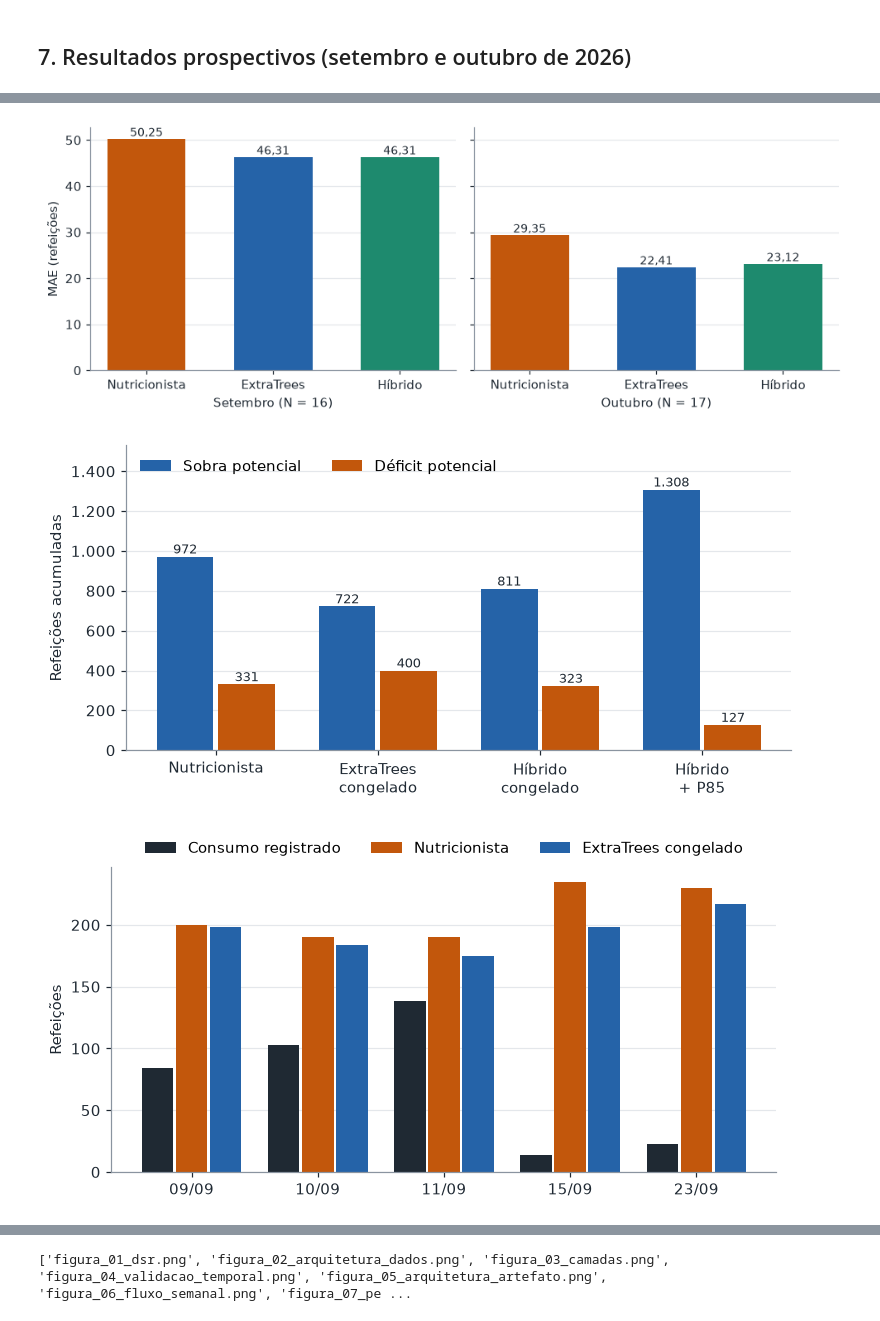
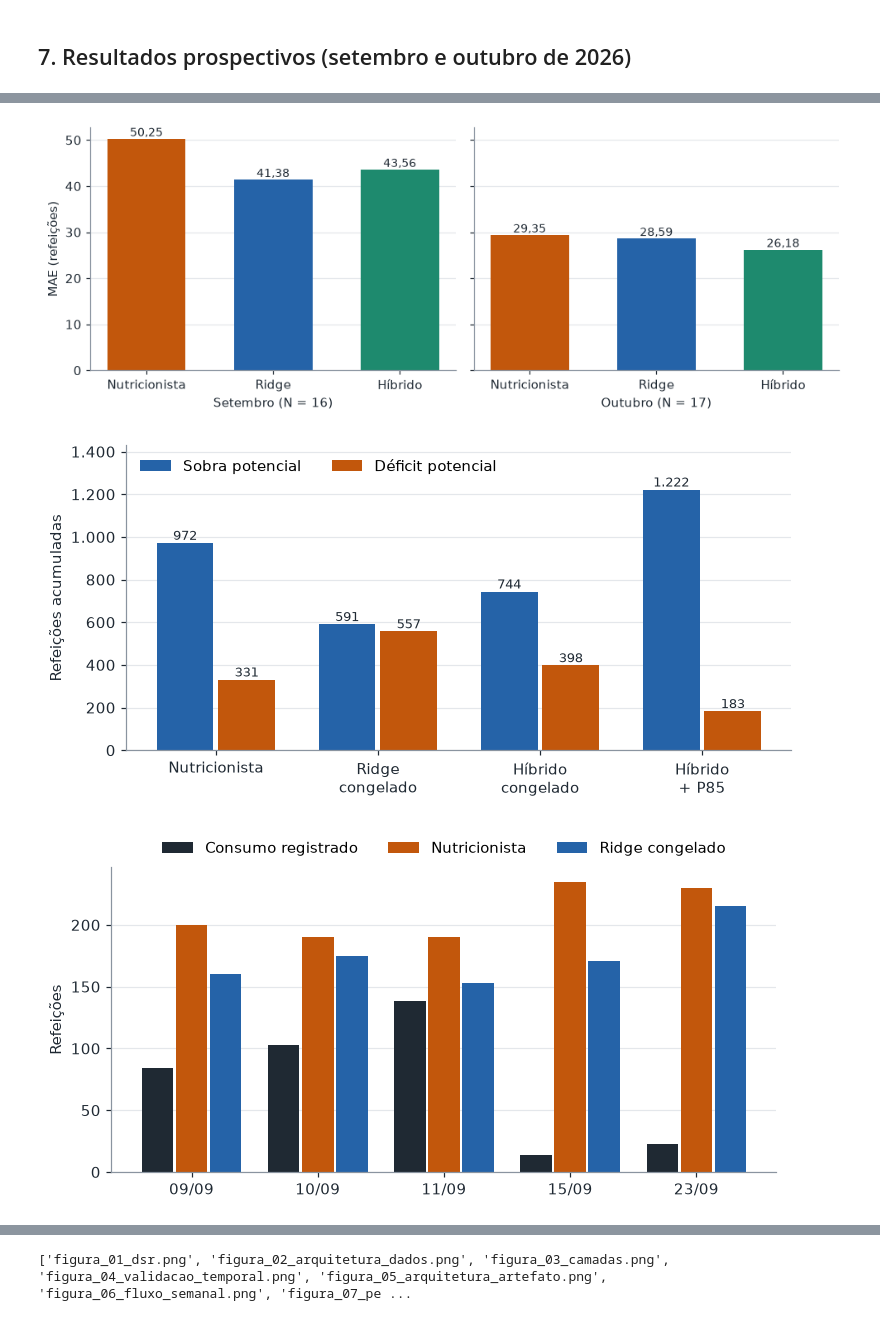
Before and after one commit to micheldigui/Artefato_Mestrado, a Jupyter notebook: notebooks/06_figuras_dissertacao.ipynb, the cells around one changed output, grey strips where cells are left out. Drawn from its saved outputs; the diff is of its cells as text; code cells hidden in the pictures.

```diff
--- a/notebooks/06_figuras_dissertacao.ipynb
+++ b/notebooks/06_figuras_dissertacao.ipynb
@@ -19,7 +19,13 @@ from matplotlib.ticker import FuncFormatter
 
 from src.core.config import GOLD, RESULTADOS, SEMENTE_ALEATORIA, SILVER
 from src.core.models import definir_cenarios_features, obter_catalogo_modelos, avaliar_um_algoritmo
-from src.core.safety_margins import combinar_hibrido, prever_com_modelo_congelado
+from src.core.safety_margins import POLITICA_IA, combinar_hibrido, prever_com_modelo_congelado
+from src.core.selecao import carregar_selecao, nome_modelo
+
+SELECAO = carregar_selecao()
+ALG_T1, CEN_T1 = SELECAO["t1"]["algoritmo"], SELECAO["t1"]["cenario"]
+ALG_T2, CEN_T2 = SELECAO["t2"]["algoritmo"], SELECAO["t2"]["cenario"]
+NOME_T1, NOME_T2 = nome_modelo(ALG_T1), nome_modelo(ALG_T2)
 
 PASTA_FIG = RESULTADOS / "figuras" / "dissertacao_texto"
 PASTA_TAB = RESULTADOS / "tabelas_dissertacao" / "texto"
@@ -314,7 +319,7 @@ for x, y0, t, ls, c in [
     (0.01, 0.55, "Fontes", ["Consumo registrado", "Reservas e quantitativo", "Cardápio e calendário", "Clima previsto e observado"], COR_NEUTRA),
     (0.35, 0.55, "Bronze e Silver", ["Arquivos preservados", "Base diária integrada", "Classificação de dias atípicos"], COR_IA),
     (0.69, 0.55, "Gold", ["Atributos por sexta de corte", "Base T+1 e base T+2", "Efeitos de cardápio causais"], COR_IA),
-    (0.69, 0.02, "Modelos", ["Torneio walk-forward", "ExtraTrees congelado", "Auditoria de vazamento"], COR_HIB),
+    (0.69, 0.02, "Modelos", ["Torneio walk-forward", "Modelos congelados em 31/08", "Auditoria de vazamento"], COR_HIB),
     (0.35, 0.02, "Decisão", ["Híbrido 50/50 no preparo", "Margens por quantil", "Sobra e déficit potenciais"], COR_HIB),
     (0.01, 0.02, "Aplicativo", ["Painel do histórico", "Previsões e simulador", "Cadastro de dados"], COR_NUTRI),
 ]:
@@ -358,7 +363,7 @@ fig, ax = tela(8.2, 7.2)
 for x, y0, t, ls, c in [
     (0.03, 0.60, "1. Dados", ["Consumo, cardápio, calendário", "Quantitativo institucional", "Previsão de clima (Open-Meteo)"], COR_IA),
     (0.53, 0.60, "2. Atributos", ["Nível recente e mesmo dia da semana", "Blocos letivos e eventos", "Efeitos históricos do cardápio"], COR_IA),
-    (0.53, 0.25, "3. Previsão", ["T+1 e T+2 com ExtraTrees", "Modelo congelado em 31/08/2026", "Previsão preservada antes da margem"], COR_HIB),
+    (0.53, 0.25, "3. Previsão", [f"T+1 com híbrido {NOME_T1}, T+2 com {NOME_T2}", "Modelo congelado em 31/08/2026", "Previsão preservada antes da margem"], COR_HIB),
     (0.03, 0.25, "4. Decisão", ["Híbrido 50/50 no preparo", "Margens P75, P85 e P90", "Sobra, déficit e custo potenciais"], COR_HIB),
 ]:
     caixa(ax, x, y0, 0.44, 0.33, t, ls, c, 8.6)
@@ -371,7 +376,7 @@ fig, ax = tela(9.6, 3.8)
 LARG, PASSO, X0 = 0.2, 0.248, 0.012
 for i, (t_, ls, c) in enumerate([
     ("Sexta à tarde", ["Consumo da semana", "Cardápio e calendário", "Previsão de clima"], COR_NEUTRA),
-    ("Compras (T+2)", ["Semana após a próxima", "10 a 14 dias", "ExtraTrees"], COR_NUTRI),
+    ("Compras (T+2)", ["Semana após a próxima", "10 a 14 dias", NOME_T2], COR_NUTRI),
     ("Preparo (T+1)", ["Próxima semana", "3 a 7 dias", "Híbrido 50/50"], COR_HIB),
     ("Saídas para a gestão", ["Quantidade diária", "Margem de segurança", "Decisão da equipe"], COR_IA),
 ]):
@@ -613,7 +618,7 @@ salvar(fig, "figura_24_familias")
 # Figura 25
 hib_serie = pd.Series(hi, index=base_fa["data"])
 fig, axes = plt.subplots(3, 1, figsize=(9.4, 6.0), sharex=True, sharey=True)
-for ax, (nome, p, cor) in zip(axes, (("Nutricionista", nu, COR_NUTRI), ("ExtraTrees", ia, COR_IA), ("Híbrido 50/50", hi, COR_HIB))):
+for ax, (nome, p, cor) in zip(axes, (("Nutricionista", nu, COR_NUTRI), (NOME_T1, ia, COR_IA), ("Híbrido 50/50", hi, COR_HIB))):
     ax.plot(base_fa["data"], y, color=COR_REAL, lw=1.1, label="Consumo registrado")
     ax.plot(base_fa["data"], p, color=cor, lw=1.5, label=nome)
     ax.legend(loc="lower left", ncol=2, fontsize=8.5); ax.set_ylabel("Refeições")
@@ -624,7 +629,7 @@ fr = pd.read_csv(RESULTADOS / "tabelas_dissertacao" / "tabela_fronteira_modelo_h
 fig, ax = plt.subplots(figsize=(7.2, 3.4))
 ax.plot(fr["peso_ia"], fr["MAE"], color=COR_IA, marker="o", ms=3.5)
 ax.axvline(0.5, color=COR_HIB, ls="--", lw=1.2); ax.text(0.51, fr["MAE"].max(), "50/50", color=COR_REAL, fontsize=9, va="top")
-ax.set_xlabel("Peso do ExtraTrees na combinação"); ax.set_ylabel("MAE (refeições)"); eixo_br(ax, "x", 1); eixo_br(ax, "y", 1)
+ax.set_xlabel(f"Peso do {NOME_T1} na combinação"); ax.set_ylabel("MAE (refeições)"); eixo_br(ax, "x", 1); eixo_br(ax, "y", 1)
 salvar(fig, "figura_26_fronteira_hibrido")
 NUM["fronteira_min"] = fr.sort_values("MAE").iloc[0][["peso_ia", "MAE"]].to_dict()
 
@@ -641,11 +646,11 @@ def fig_sd(tab, nomes, rotulos, arquivo):
     salvar(fig, arquivo)
 
 
-fig_sd(retro, ["Nutricionista", "ExtraTrees", "Híbrido 50/50", "Híbrido + P75", "Híbrido + P85", "Híbrido + P90"], ["Nutricionista", "ExtraTrees", "Híbrido", "Híbrido\n+ P75", "Híbrido\n+ P85", "Híbrido\n+ P90"], "figura_27_sobra_deficit_retrospectivo")
+fig_sd(retro, ["Nutricionista", NOME_T1, "Híbrido 50/50", "Híbrido + P75", "Híbrido + P85", "Híbrido + P90"], ["Nutricionista", NOME_T1, "Híbrido", "Híbrido\n+ P75", "Híbrido\n+ P85", "Híbrido\n+ P90"], "figura_27_sobra_deficit_retrospectivo")
 
 # Figura 28
 fig, ax = plt.subplots(figsize=(7.4, 3.8))
-for nome, cor, mk in (("ExtraTrees", COR_IA, "o"), ("Híbrido", COR_HIB, "s")):
+for nome, cor, mk in ((NOME_T1, COR_IA, "o"), ("Híbrido", COR_HIB, "s")):
     t = retro[retro["Politica"].str.startswith(nome)].sort_values("Margem")
     ax.plot(t["Dias_deficit_pct"], t["Custo"], color=cor, marker=mk, ms=6, label=nome)
     for r in t.itertuples():
@@ -666,7 +671,7 @@ salvar(fig, "figura_28_tradeoff_retrospectivo")
 fig, (a1, a2) = plt.subplots(2, 1, figsize=(9.4, 5.2), sharex=True, gridspec_kw={"height_ratios": [3, 1]})
 a1.plot(te["data"], te["consumo"], color=COR_REAL, marker="o", ms=3.5, lw=1.5, label="Consumo registrado")
 a1.plot(te["data"], te["plano_nutricionista"], color=COR_NUTRI, label="Nutricionista")
-a1.plot(te["data"], te["previsao_ia"], color=COR_IA, label="ExtraTrees congelado")
+a1.plot(te["data"], te["previsao_ia"], color=COR_IA, label=f"{NOME_T1} congelado")
 a1.plot(te["data"], te["previsao_hibrido"], color=COR_HIB, label="Híbrido 50/50")
 for d in te.loc[te["eh_crise_climatica"], "data"]:
     a1.axvspan(d - pd.Timedelta(hours=12), d + pd.Timedelta(hours=12), color="#F3D9C6", zorder=0)
@@ -677,8 +682,8 @@ fig.tight_layout(); salvar(fig, "figura_29_serie_prospectiva")
 # Figura 30
 fig, axes = plt.subplots(1, 2, figsize=(9, 3.4), sharey=True)
 for ax, rc in zip(axes, ("Setembro", "Outubro")):
-    t = prosp[(prosp["Recorte"] == rc) & prosp["Metodo"].isin(["Nutricionista", "ExtraTrees congelado", "Híbrido congelado"])]
-    bb = ax.bar(["Nutricionista", "ExtraTrees", "Híbrido"], t["MAE"], color=[COR_NUTRI, COR_IA, COR_HIB], width=0.62)
+    t = prosp[(prosp["Recorte"] == rc) & prosp["Metodo"].isin(["Nutricionista", f"{NOME_T1} congelado", "Híbrido congelado"])]
+    bb = ax.bar(["Nutricionista", NOME_T1, "Híbrido"], t["MAE"], color=[COR_NUTRI, COR_IA, COR_HIB], width=0.62)
     for r in bb:
         ax.text(r.get_x() + r.get_width() / 2, r.get_height(), br(r.get_height()), ha="center", va="bottom", fontsize=9, color=COR_REAL)
     ax.set_xlabel(f"{rc} (N = {int(t['n'].iloc[0])})")
@@ -686,7 +691,7 @@ axes[0].set_ylabel("MAE (refeições)"); fig.tight_layout(); salvar(fig, "figura
 
 # Figura 31
 t33 = prosp[prosp["Recorte"] == "33 dias"]
-fig_sd(t33, ["Nutricionista", "ExtraTrees congelado", "Híbrido congelado", "Híbrido + P85"], ["Nutricionista", "ExtraTrees\ncongelado", "Híbrido\ncongelado", "Híbrido\n+ P85"], "figura_31_sobra_deficit_prospectivo")
+fig_sd(t33, ["Nutricionista", f"{NOME_T1} congelado", "Híbrido congelado", "Híbrido + P85"], ["Nutricionista", f"{NOME_T1}\ncongelado", "Híbrido\ncongelado", "Híbrido\n+ P85"], "figura_31_sobra_deficit_prospectivo")
 
 # Figura 32
 en = te[te["eh_crise_climatica"]]
@@ -694,7 +699,7 @@ x = np.arange(len(en)); larg = 0.27
 fig, ax = plt.subplots(figsize=(7.8, 3.6))
 ax.bar(x - larg, en["consumo"], larg - 0.02, color=COR_REAL, label="Consumo registrado")
 ax.bar(x, en["plano_nutricionista"], larg - 0.02, color=COR_NUTRI, label="Nutricionista")
-ax.bar(x + larg, en["previsao_ia"], larg - 0.02, color=COR_IA, label="ExtraTrees congelado")
+ax.bar(x + larg, en["previsao_ia"], larg - 0.02, color=COR_IA, label=f"{NOME_T1} congelado")
 ax.set_xticks(x); ax.set_xticklabels(en["data"].dt.strftime("%d/%m")); ax.set_ylabel("Refeições"); ax.legend(loc="upper center", ncol=3, bbox_to_anchor=(0.5, 1.13))
 salvar(fig, "figura_32_enchentes")
 
@@ -702,7 +707,7 @@ salvar(fig, "figura_32_enchentes")
 fig, ax = plt.subplots(figsize=(8.2, 3.8))
 rec = ["Fev-Ago (N=123)", "Set-Out (N=33)", "Set-Out sem evento (N=28)"]
 vals = {"Nutricionista": [retro.set_index("Politica").loc["Nutricionista", "MAE"], prosp[(prosp.Recorte == "33 dias") & (prosp.Metodo == "Nutricionista")]["MAE"].iloc[0], prosp[(prosp.Recorte == "28 dias sem evento") & (prosp.Metodo == "Nutricionista")]["MAE"].iloc[0]],
-        "ExtraTrees": [retro.set_index("Politica").loc["ExtraTrees", "MAE"], prosp[(prosp.Recorte == "33 dias") & (prosp.Metodo == "ExtraTrees congelado")]["MAE"].iloc[0], prosp[(prosp.Recorte == "28 dias sem evento") & (prosp.Metodo == "ExtraTrees congelado")]["MAE"].iloc[0]],
+        NOME_T1: [retro.set_index("Politica").loc[NOME_T1, "MAE"], prosp[(prosp.Recorte == "33 dias") & (prosp.Metodo == f"{NOME_T1} congelado")]["MAE"].iloc[0], prosp[(prosp.Recorte == "28 dias sem evento") & (prosp.Metodo == f"{NOME_T1} congelado")]["MAE"].iloc[0]],
         "Híbrido 50/50": [retro.set_index("Politica").loc["Híbrido 50/50", "MAE"], prosp[(prosp.Recorte == "33 dias") & (prosp.Metodo == "Híbrido congelado")]["MAE"].iloc[0], prosp[(prosp.Recorte == "28 dias sem evento") & (prosp.Metodo == "Híbrido congelado")]["MAE"].iloc[0]]}
 x = np.arange(3); larg = 0.26
 for i, (k, c) in enumerate(zip(vals, (COR_NUTRI, COR_IA, COR_HIB))):
@@ -716,3 +721,3 @@ salvar(fig, "figura_33_sintese")
-[figure, old version]
+[figure, new version]
-[figure, old version]
+[figure, new version]
-[figure, old version]
+[figure, new version]
```
Also changed, not shown: parts of 5 cells of this notebook, 54 other files.
